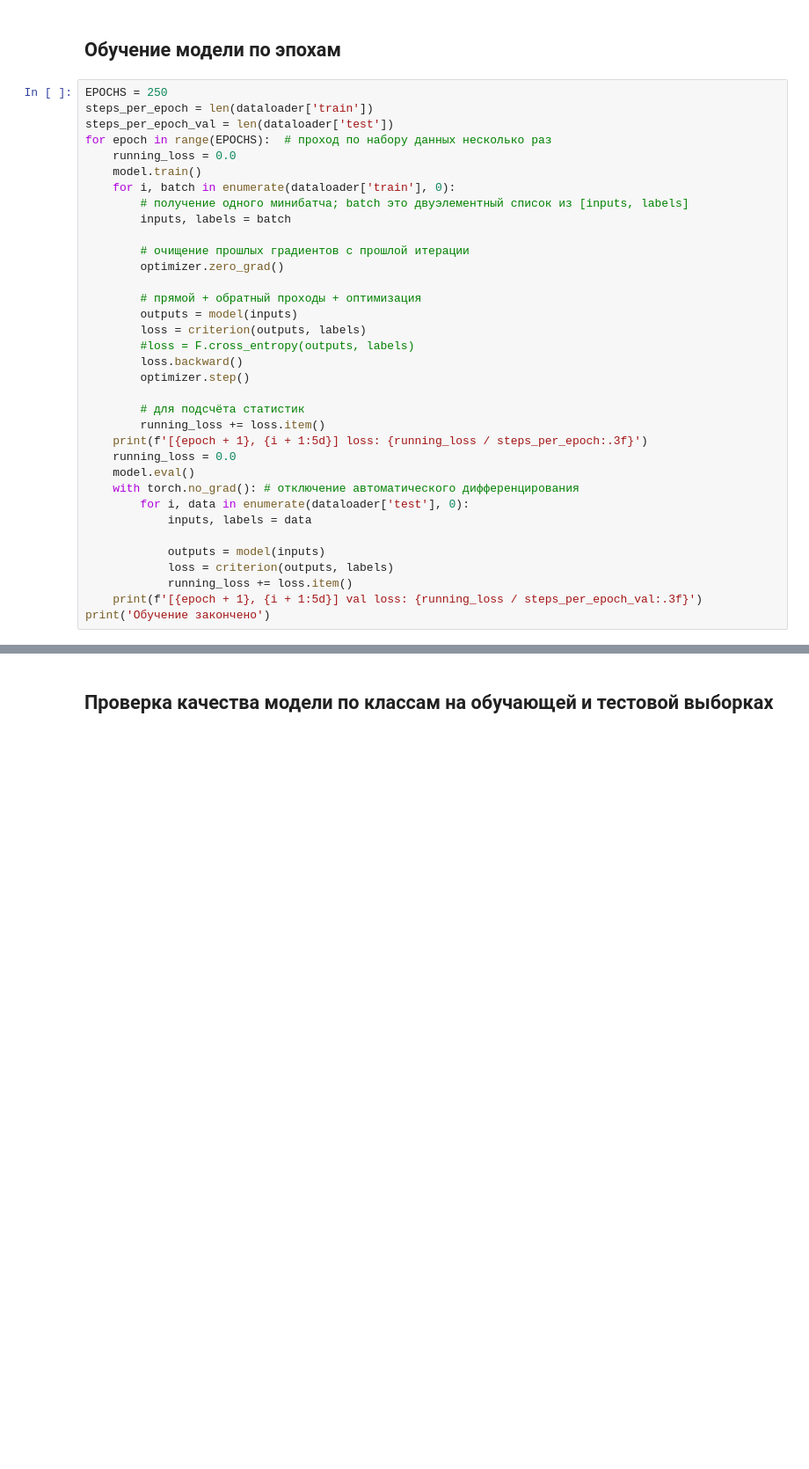
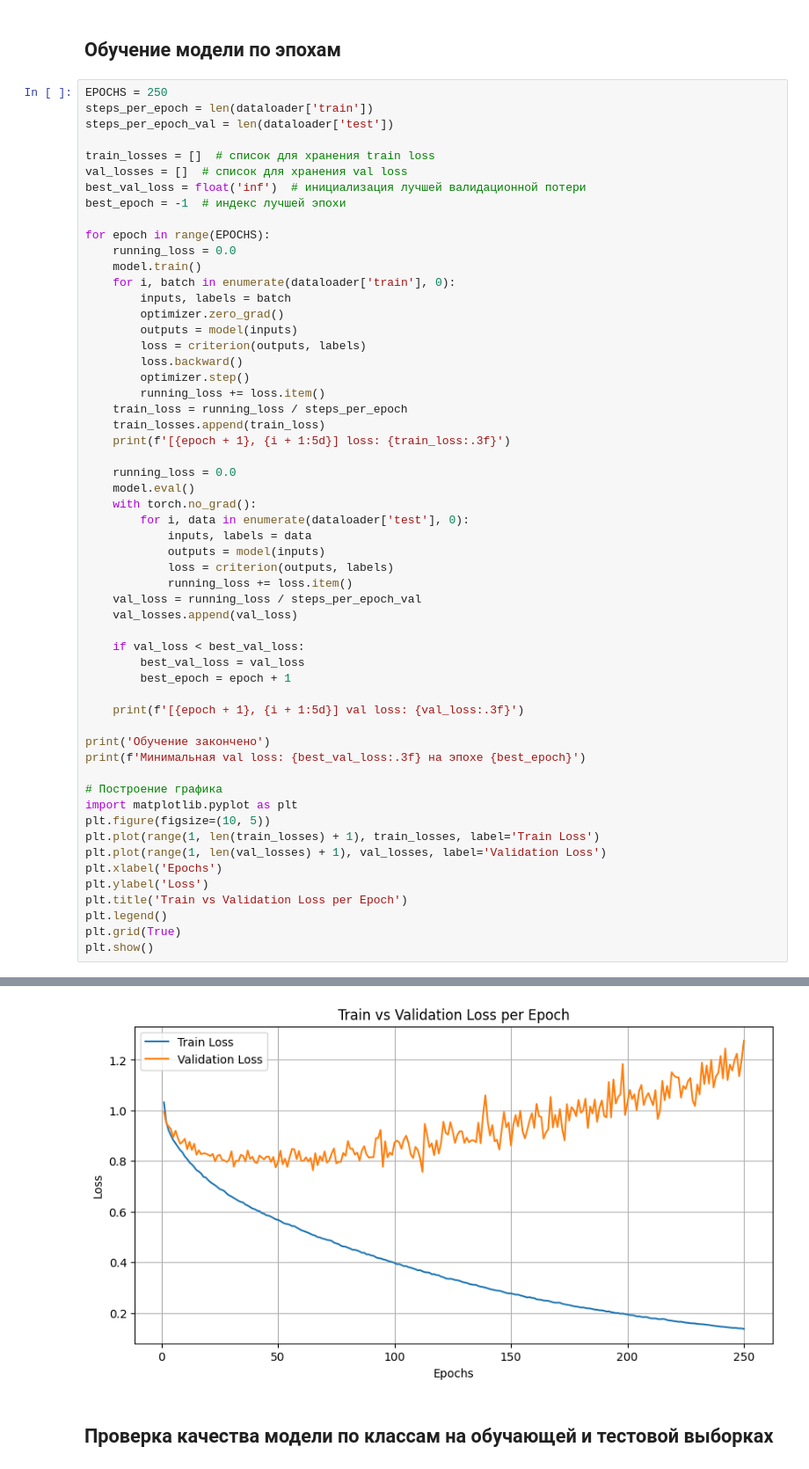
Before and after one commit to daradanci/DeepLearning, a Jupyter notebook: notebooks/Lab1.ipynb, the cells around one changed output, grey strips where cells are left out. Shown: that part at 88% size. Drawn from its saved outputs; the diff is of its cells as text; blank space fills up the shorter version.

```diff
--- a/notebooks/Lab1.ipynb
+++ b/notebooks/Lab1.ipynb
@@ -511,35 +511,56 @@ optimizer = optim.SGD(model.parameters(), lr=0.005)
 EPOCHS = 250
 steps_per_epoch = len(dataloader['train'])
 steps_per_epoch_val = len(dataloader['test'])
-for epoch in range(EPOCHS):  # проход по набору данных несколько раз
+
+train_losses = []  # список для хранения train loss
+val_losses = []  # список для хранения val loss
+best_val_loss = float('inf')  # инициализация лучшей валидационной потери
+best_epoch = -1  # индекс лучшей эпохи
+
+for epoch in range(EPOCHS):
     running_loss = 0.0
     model.train()
     for i, batch in enumerate(dataloader['train'], 0):
-        # получение одного минибатча; batch это двуэлементный список из [inputs, labels]
         inputs, labels = batch
-
-        # очищение прошлых градиентов с прошлой итерации
         optimizer.zero_grad()
-
-        # прямой + обратный проходы + оптимизация
         outputs = model(inputs)
         loss = criterion(outputs, labels)
-        #loss = F.cross_entropy(outputs, labels)
         loss.backward()
         optimizer.step()
+        running_loss += loss.item()
+    train_loss = running_loss / steps_per_epoch
+    train_losses.append(train_loss)
+    print(f'[{epoch + 1}, {i + 1:5d}] loss: {train_loss:.3f}')
 
-        # для подсчёта статистик
-        running_loss += loss.item()
-    print(f'[{epoch + 1}, {i + 1:5d}] loss: {running_loss / steps_per_epoch:.3f}')
     running_loss = 0.0
     model.eval()
-    with torch.no_grad(): # отключение автоматического дифференцирования
+    with torch.no_grad():
         for i, data in enumerate(dataloader['test'], 0):
             inputs, labels = data
-
             outputs = model(inputs)
             loss = criterion(outputs, labels)
             running_loss += loss.item()
-    print(f'[{epoch + 1}, {i + 1:5d}] val loss: {running_loss / steps_per_epoch_val:.3f}')
+    val_loss = running_loss / steps_per_epoch_val
+    val_losses.append(val_loss)
+
+    if val_loss < best_val_loss:
+        best_val_loss = val_loss
+        best_epoch = epoch + 1
+
+    print(f'[{epoch + 1}, {i + 1:5d}] val loss: {val_loss:.3f}')
+
 print('Обучение закончено')
+print(f'Минимальная val loss: {best_val_loss:.3f} на эпохе {best_epoch}')
+
+# Построение графика
+import matplotlib.pyplot as plt
+plt.figure(figsize=(10, 5))
+plt.plot(range(1, len(train_losses) + 1), train_losses, label='Train Loss')
+plt.plot(range(1, len(val_losses) + 1), val_losses, label='Validation Loss')
+plt.xlabel('Epochs')
+plt.ylabel('Loss')
+plt.title('Train vs Validation Loss per Epoch')
+plt.legend()
+plt.grid(True)
+plt.show()
 # %% [output]
@@ -563,3 +584,4 @@ print('Обучение закончено')
+[figure, added]
 # %% [markdown]
 ## Проверка качества модели по классам на обучающей и тестовой выборках
 # %%
```
Also changed, not shown: parts of 3 cells of this notebook.
